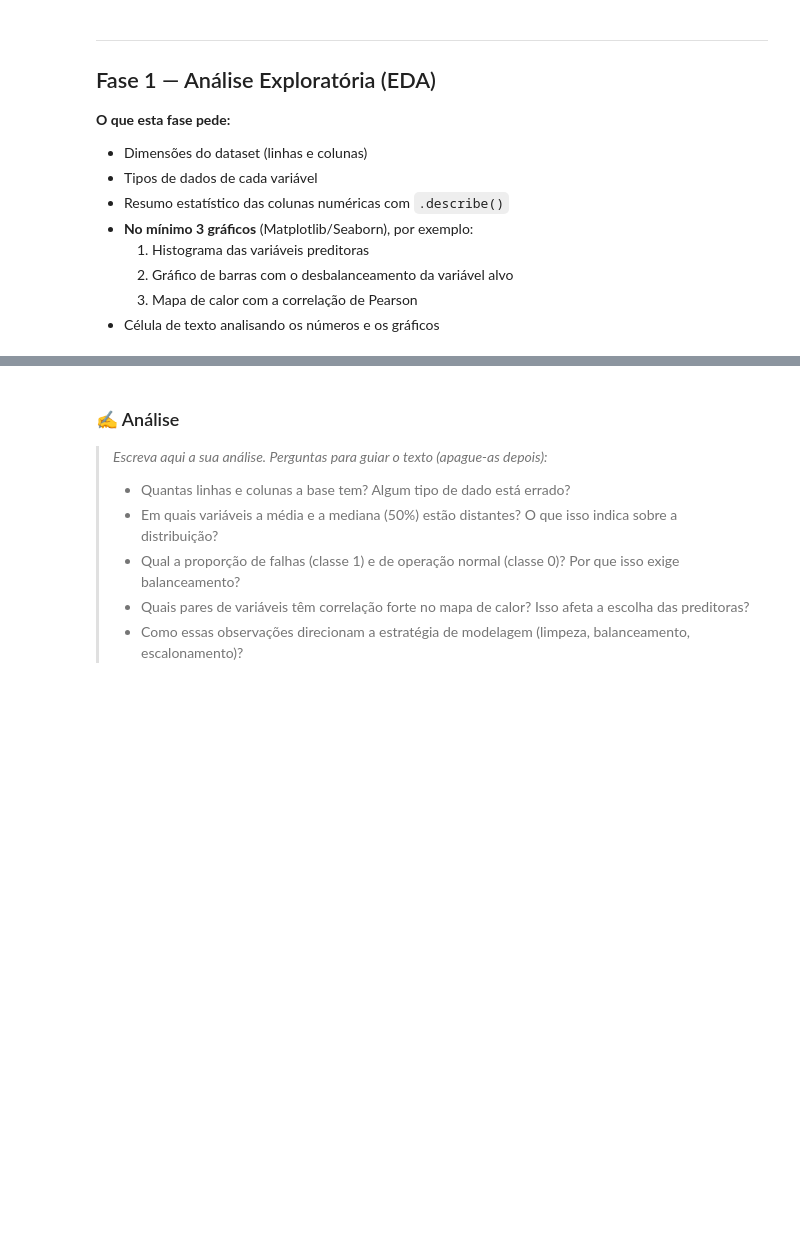
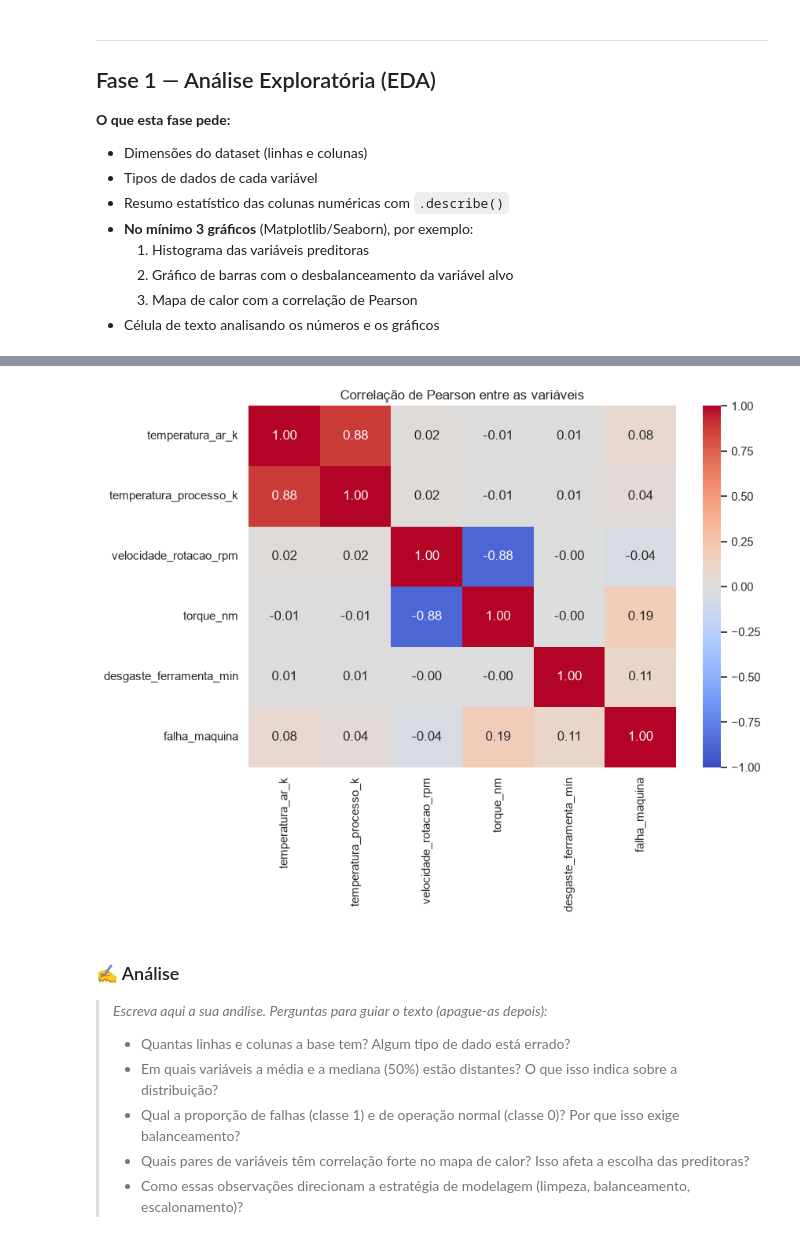
Before and after one commit to talitagalanti/manutencao-preditiva, a Jupyter notebook: notebooks/projeto_manutencao_preditiva.ipynb, the cells around one changed output, grey strips where cells are left out. Drawn from its saved outputs; the diff is of its cells as text; code cells hidden in the pictures; blank space fills up the shorter version.

```diff
--- a/notebooks/projeto_manutencao_preditiva.ipynb
+++ b/notebooks/projeto_manutencao_preditiva.ipynb
@@ -52,5 +150,14 @@ Importe as bibliotecas usadas no projeto e carregue a base com **caminho relativ
 # %%
 # 1.6 Gráfico 3 — Mapa de calor da correlação de Pearson entre as variáveis numéricas
+correlacao = df[colunas_sensores + ["falha_maquina"]].corr(method="pearson")
+
+plt.figure(figsize=(9, 7))
+sns.heatmap(correlacao, annot=True, fmt=".2f", cmap="coolwarm", vmin=-1, vmax=1)
+plt.title("Correlação de Pearson entre as variáveis")
+plt.tight_layout()
+plt.show()
+# %% [output]
+[figure, added]
 # %% [markdown]
 ### ✍️ Análise
 
```
Also changed, not shown: parts of 7 cells of this notebook.
